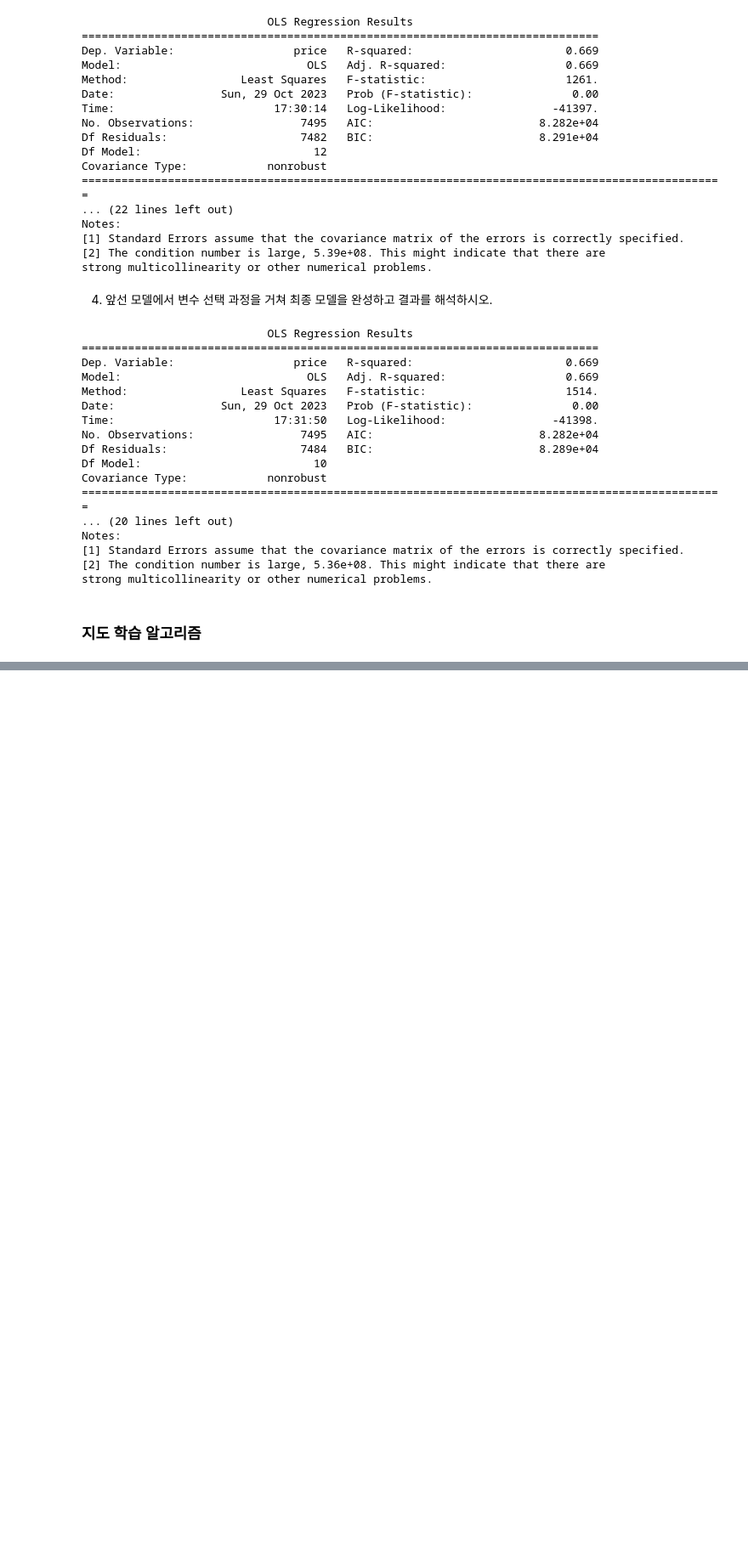
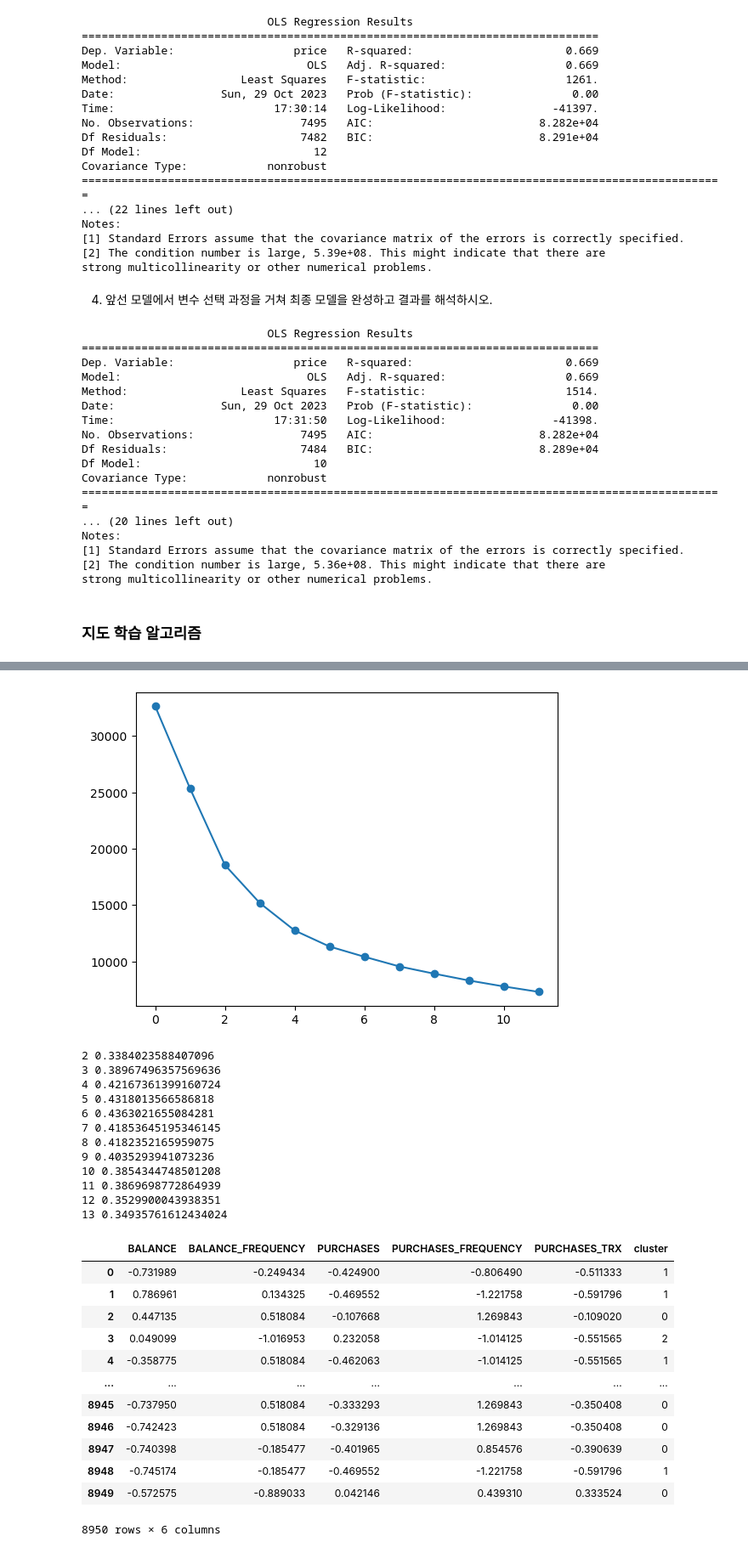
Before and after one commit to Junoflows/ADP, a Jupyter notebook: 교재 정리/교재 연습문제.ipynb, the cells around one changed output, grey strips where cells are left out. Shown: that part at 85% size. Drawn from its saved outputs; the diff is of its cells as text; code cells hidden in the pictures; blank space fills up the shorter version.

```diff
--- a/교재 정리/교재 연습문제.ipynb
+++ b/교재 정리/교재 연습문제.ipynb
@@ -928,0 +1098,3 @@ strong multicollinearity or other numerical problems.
+# %%
+data = pd.read_csv('https://raw.githubusercontent.com/algoboni/pythoncodebook1-1/main/practice10_credit_card.csv')
+data
@@ -928,0 +1115,59 @@ strong multicollinearity or other numerical problems.
+# %%
+from sklearn.cluster import KMeans, DBSCAN
+from sklearn.preprocessing import StandardScaler
+from sklearn.model_selection import train_test_split
+from sklearn.metrics import silhouette_score, calinski_harabasz_score
+
+df = data.drop(['CUST_ID'], axis = 1)
+
+scaler = StandardScaler()
+df_scaled = scaler.fit_transform(df)
+df_scaled= pd.DataFrame(df_scaled, columns = df.columns)
+
+# 적절한 군집개수 구하기
+I = [] # 오차제곱합
+sil = []
+for k in range(2, 14):
+    kmeans = KMeans(n_clusters=k).fit(df_scaled)
+    sil.append(silhouette_score(df_scaled, kmeans.labels_))
+    I.append(kmeans.inertia_)
+
+plt.plot(I, marker = 'o')
+plt.show()
+
+for i, score in enumerate(sil):
+    print(i+2, score)
+# 엘보우 방법으로 평평해지기 시작하는 군집의 개수를 보면 4개이다.
+# 최적의 군집은 6개이다.
+
+kmeans = KMeans(n_clusters=6).fit(df_scaled)
+kmeans_df = df_scaled.copy()
+kmeans_df['cluster'] = kmeans.labels_
+kmeans_df
+# %% [output]
+[figure, added]
+2 0.3384023588407096
+3 0.38967496357569636
+4 0.42167361399160724
+5 0.4318013566586818
+6 0.4363021655084281
+7 0.41853645195346145
+8 0.4182352165959075
+9 0.4035293941073236
+10 0.3854344748501208
+11 0.3869698772864939
+12 0.3529900043938351
+13 0.34935761612434024
+|  | BALANCE | BALANCE_FREQUENCY | PURCHASES | PURCHASES_FREQUENCY | PURCHASES_TRX | cluster |
+| 0 | -0.731989 | -0.249434 | -0.424900 | -0.806490 | -0.511333 | 1 |
+| 1 | 0.786961 | 0.134325 | -0.469552 | -1.221758 | -0.591796 | 1 |
+| 2 | 0.447135 | 0.518084 | -0.107668 | 1.269843 | -0.109020 | 0 |
+| 3 | 0.049099 | -1.016953 | 0.232058 | -1.014125 | -0.551565 | 2 |
+| 4 | -0.358775 | 0.518084 | -0.462063 | -1.014125 | -0.551565 | 1 |
+| ... | ... | ... | ... | ... | ... | ... |
+| 8945 | -0.737950 | 0.518084 | -0.333293 | 1.269843 | -0.350408 | 0 |
+| 8946 | -0.742423 | 0.518084 | -0.329136 | 1.269843 | -0.350408 | 0 |
+| 8947 | -0.740398 | -0.185477 | -0.401965 | 0.854576 | -0.390639 | 0 |
+| 8948 | -0.745174 | -0.185477 | -0.469552 | -1.221758 | -0.591796 | 1 |
+| 8949 | -0.572575 | -0.889033 | 0.042146 | 0.439310 | 0.333524 | 0 |
+8950 rows × 6 columns
```
Also changed, not shown: parts of 29 cells of this notebook.
